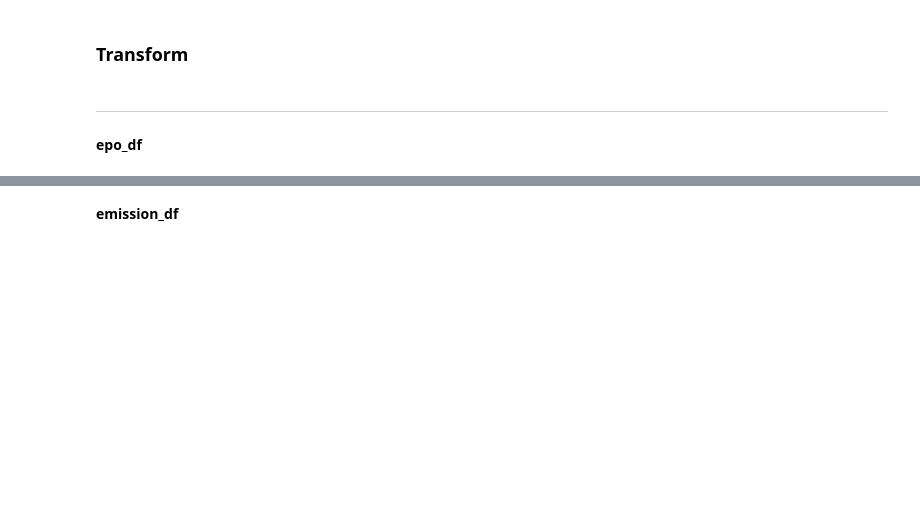
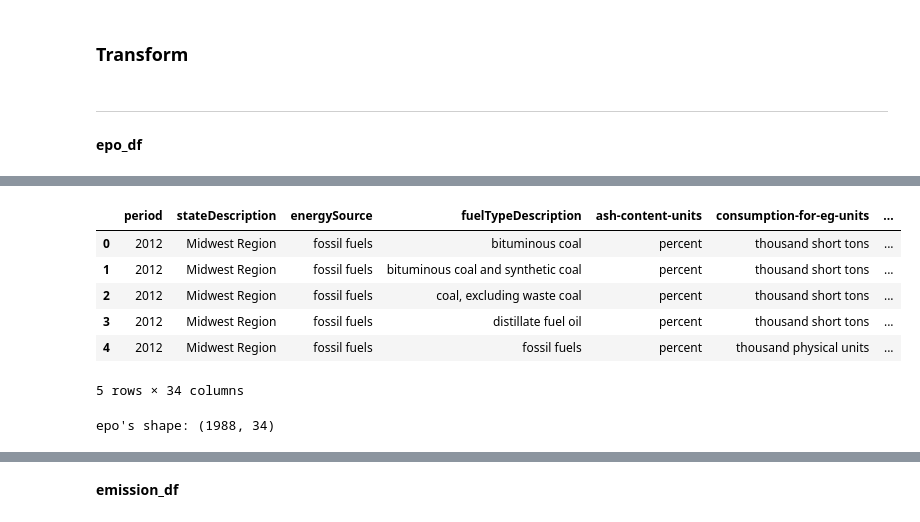
Before and after one commit to 123noob1/gwu-bootcamp-proj-4, a Jupyter notebook: website/jupyter/etl.ipynb, the cells around one changed output, grey strips where cells are left out. Drawn from its saved outputs; the diff is of its cells as text; code cells hidden in the pictures; blank space fills up the shorter version.

```diff
--- a/website/jupyter/etl.ipynb
+++ b/website/jupyter/etl.ipynb
@@ -292,0 +320,22 @@ dtype: object
+# %%
+# Using groupby() and sum() functions to merge matching rows based on 'period', 'stateDescription', 'energySource', and
+# 'fuelTypeDescription' then round to the nearest 2. Note to also group the UOM columns as well.
+group_by = [
+    'period', 'stateDescription', 'energySource', 'fuelTypeDescription', 'ash-content-units', 'consumption-for-eg-units',
+    'consumption-for-eg-btu-units', 'consumption-uto-units', 'consumption-uto-btu-units', 'cost-units', 'cost-per-btu-units',
+    'generation-units', 'heat-content-units', 'receipts-units', 'receipts-btu-units', 'stocks-units', 'sulfur-content-units',
+    'total-consumption-units', 'total-consumption-btu-units'
+]
+
+epo_cleaned_df = epo_cleaned_df.groupby(group_by).agg('sum').round(2).reset_index()
+display(epo_cleaned_df.head())
+print('epo\'s shape:', epo_cleaned_df.shape)
+# %% [output]
+|  | period | stateDescription | energySource | fuelTypeDescription | ash-content-units | consumption-for-eg-units | ... |
+| 0 | 2012 | Midwest Region | fossil fuels | bituminous coal | percent | thousand short tons | ... |
+| 1 | 2012 | Midwest Region | fossil fuels | bituminous coal and synthetic coal | percent | thousand short tons | ... |
+| 2 | 2012 | Midwest Region | fossil fuels | coal, excluding waste coal | percent | thousand short tons | ... |
+| 3 | 2012 | Midwest Region | fossil fuels | distillate fuel oil | percent | thousand short tons | ... |
+| 4 | 2012 | Midwest Region | fossil fuels | fossil fuels | percent | thousand physical units | ... |
+5 rows × 34 columns
+epo's shape: (1988, 34)
```
Also changed, not shown: parts of 30 cells of this notebook, 4 other files.
